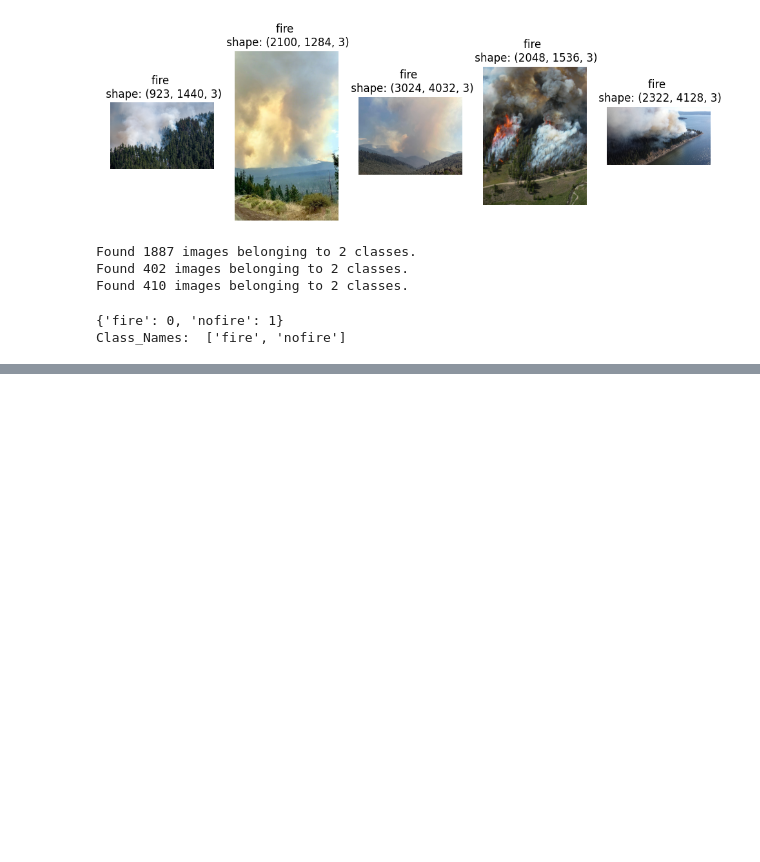
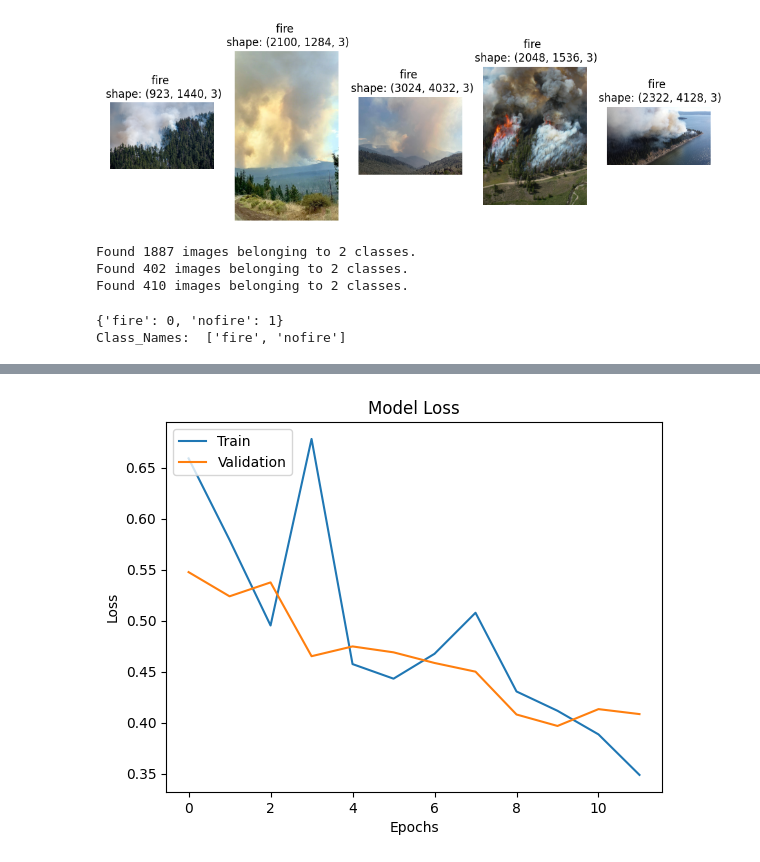
Before and after one commit to Srijavali/Forest_Fire_Detection, a Jupyter notebook: Forest_Fire_Detection.ipynb, the cells around one changed output, grey strips where cells are left out. Saved outputs shown, nothing was run; the diff lists cells and outputs as text; code cells hidden in the pictures; blank space fills up the shorter version.

```diff
--- a/Forest_Fire_Detection.ipynb
+++ b/Forest_Fire_Detection.ipynb
@@ -136,0 +209,12 @@ model = Sequential([
+# %%
+# Evaluation of the Model
+# By plotting the training and validation Loss we can evaluate the model
+plt.plot(history.history['loss'])
+plt.plot(history.history['val_loss'])
+plt.title('Model Loss')
+plt.ylabel('Loss')
+plt.xlabel('Epochs')
+plt.legend(['Train', 'Validation'], loc='upper left')
+plt.show()
+# %% [output]
+[figure, added]
```
Also changed, not shown: parts of 8 cells of this notebook.
